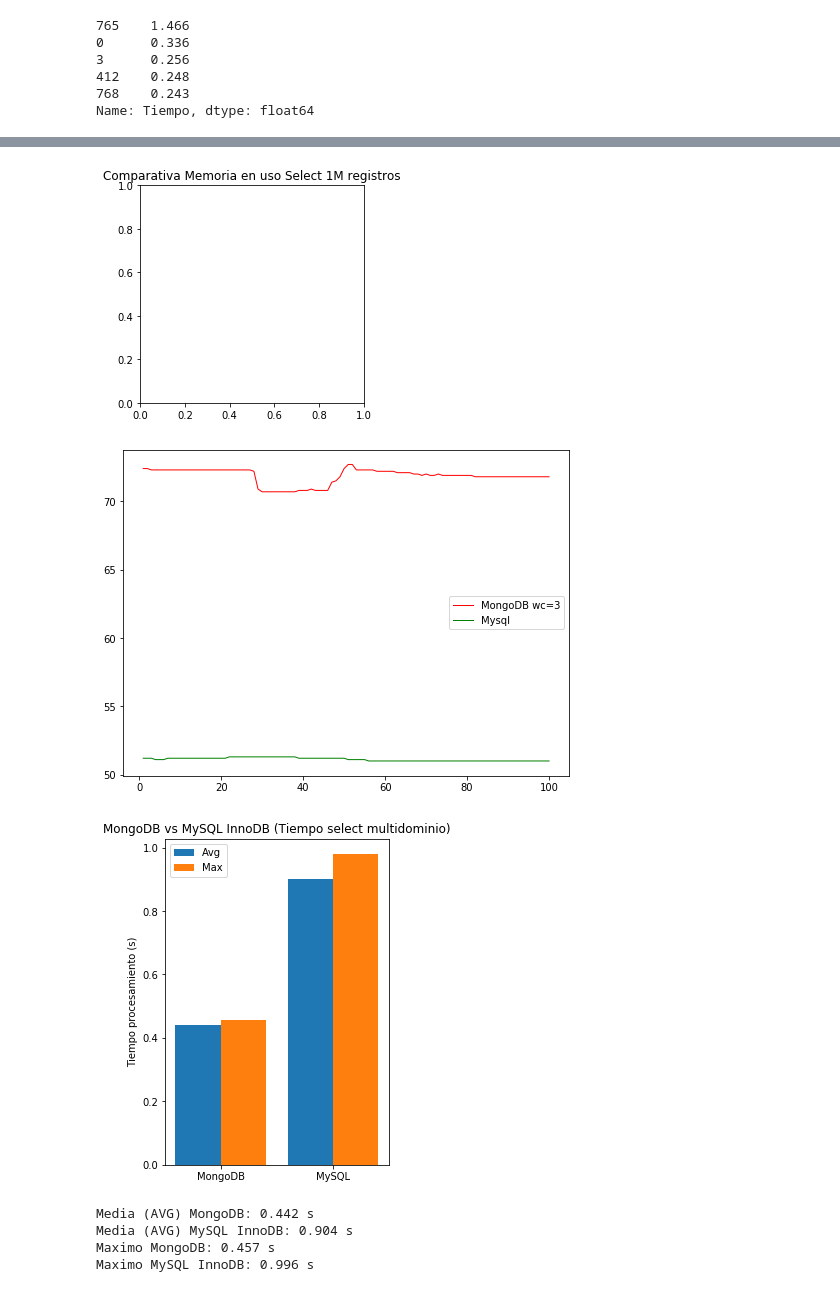
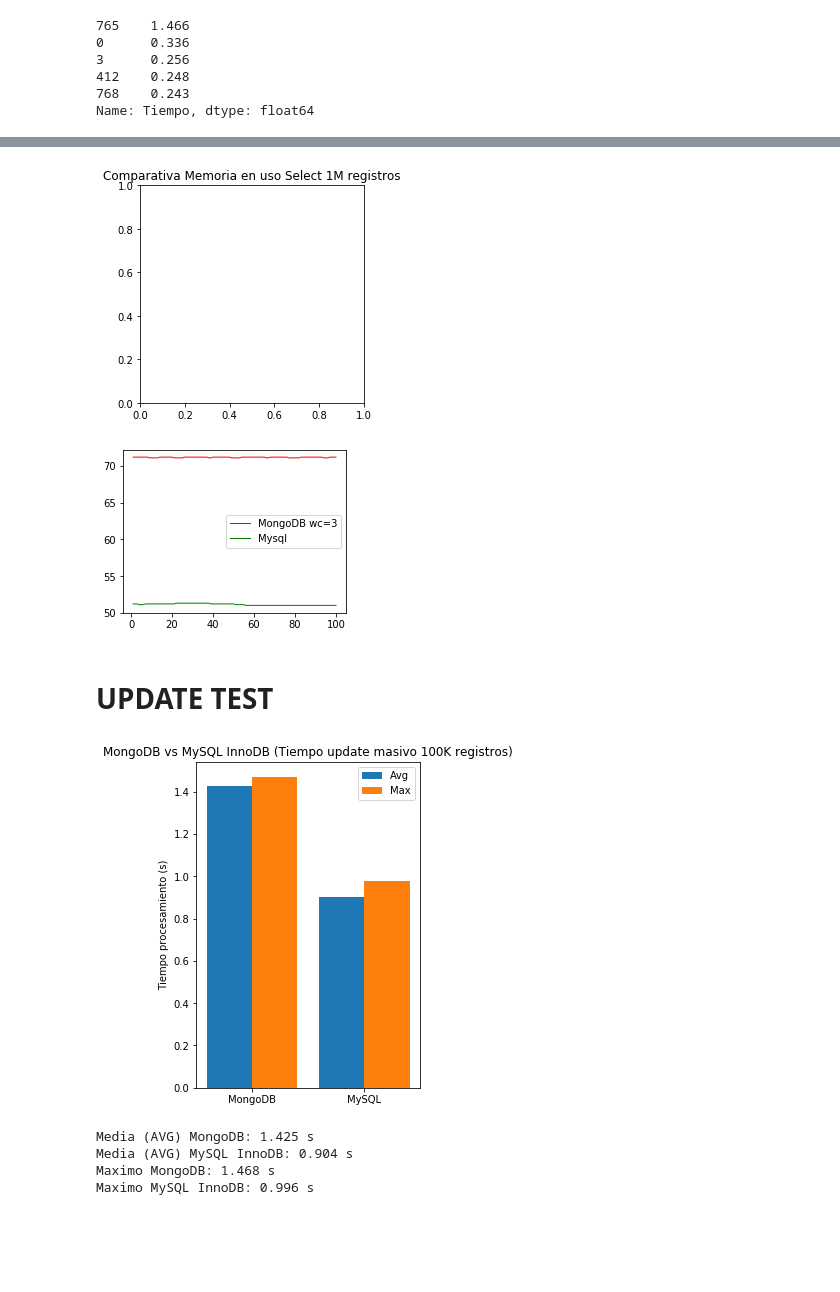
Before and after one commit to danielherranzsegundo/TFM_2022, a Jupyter notebook: Scripts/Resultados.ipynb, the cells around one changed output, grey strips where cells are left out. Drawn from its saved outputs; the diff is of its cells as text; code cells hidden in the pictures; blank space fills up the shorter version.

```diff
--- a/Scripts/Resultados.ipynb
+++ b/Scripts/Resultados.ipynb
@@ -47,2 +51,2 @@ MongoDB_Select_Test = pd.read_csv(path + 'MongoDBSelect_test_11042022_22_17_25.c
 # %%
-MongoDB_Update_Test = pd.read_csv(path + 'MongoDBUpdate_test_12042022_11_25_51.csv')
+MongoDB_Update_Test = pd.read_csv(path + 'MongoDBUpdate_test_13042022_13_31_49.csv')
@@ -379,17 +426,18 @@ plt.show()
 # %%
 #Evolución de la CPU (Picos MongoDB)
 plt.title("Comparativa Memoria en uso Select 1M registros")
-plt.figure(figsize=(8,6))
+plt.figure(figsize=(4,3))
 plt.plot(MongoDB_Select_Test['Registros'], MongoDB_Select_Test['Memoria'], linewidth=1.0, color = 'r',label='MongoDB wc=3')
 plt.plot(MySQL_Select_Test['Registros'], MySQL_Select_Test['Memoria'], linewidth=1.0, color = 'g',label='Mysql')
 plt.legend(loc='best')
 plt.show()
 # %% [output]
 [figure]
-[figure, old version]
+[figure, new version]
+# %% [markdown]
+# UPDATE TEST
 # %%
 #Comparativa Update multidominio
-#Comparativa Select multidominio (3 dominios)
 
 motores = ['MongoDB', 'MySQL']
 avg = [MongoDB_Update_Test.Tiempo[MongoDB_Update_Test.Tiempo < MongoDB_Update_Test.Tiempo.quantile(.99)].mean(),
@@ -401,38 +449,38 @@ maximo = [MongoDB_Update_Test.Tiempo[MongoDB_Update_Test.Tiempo < MongoDB_Update
 x_axis = np.arange(len(motores))
 
 # Multi bar Chart
 
 plt.bar(x_axis -0.2, avg, width=0.4, label = 'Avg')
 plt.bar(x_axis +0.2, maximo, width=0.4, label = 'Max')
 #plt.bar(x_axis -0.2, minimo, width=0.4, label = 'Min')
 
 
 # Xticks
 
 plt.xticks(x_axis, motores)
 
 # Add legend
 
 plt.legend(loc='best')
 
 # Display
 
 #Titulos
 plt.ylabel("Tiempo procesamiento (s)")
-plt.title("MongoDB vs MySQL InnoDB (Tiempo select multidominio)")
+plt.title("MongoDB vs MySQL InnoDB (Tiempo update masivo 100K registros)")
 plt.rcParams["figure.figsize"] = (4,6)
 
 plt.show()
 
 print("Media (AVG) MongoDB:", round(MongoDB_Update_Test.Tiempo[MongoDB_Update_Test.Tiempo < MongoDB_Update_Test.Tiempo.quantile(.99)].mean(),3),'s')
 print("Media (AVG) MySQL InnoDB:", round(MySQLUpdate_df.Tiempo[MySQLUpdate_df.Tiempo < MySQLUpdate_df.Tiempo.quantile(.99)].mean(),3),'s')
 print("Maximo MongoDB:", round(MongoDB_Update_Test.Tiempo[MongoDB_Update_Test.Tiempo < MongoDB_Update_Test.Tiempo.quantile(.99)].max(),3),'s')
 print("Maximo MySQL InnoDB:", round(MySQLUpdate_df.Tiempo[MySQL_Select_Test.Tiempo < MySQLUpdate_df.Tiempo.quantile(.99)].max(),3),'s')
 # %% [output]
-[figure, old version]
+[figure, new version]
-Media (AVG) MongoDB: 0.442 s
+Media (AVG) MongoDB: 1.425 s
 Media (AVG) MySQL InnoDB: 0.904 s
-Maximo MongoDB: 0.457 s
+Maximo MongoDB: 1.468 s
 Maximo MySQL InnoDB: 0.996 s
 # %%
 #Comparativa Update multidominio
```
Also changed, not shown: parts of 35 cells of this notebook, 25 other files.
